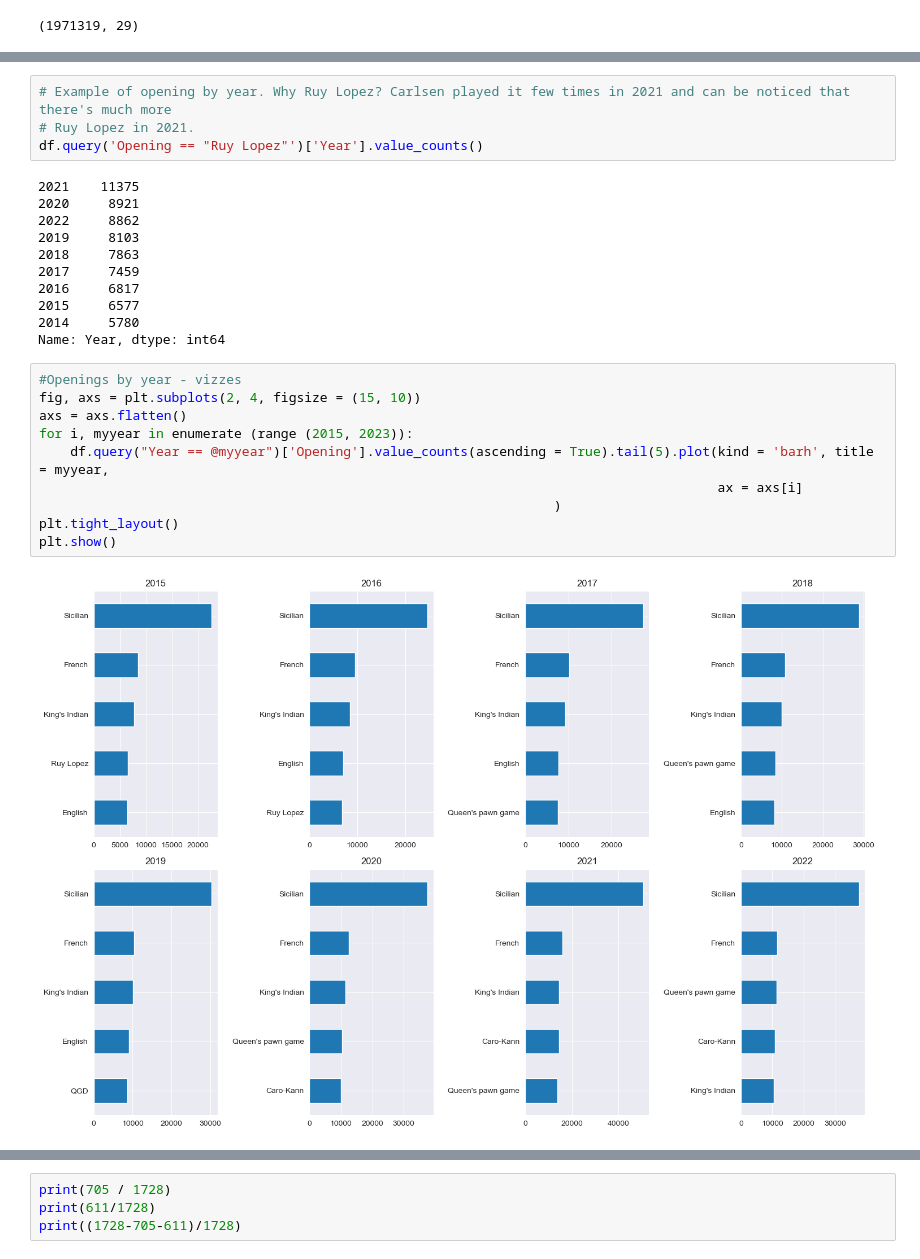
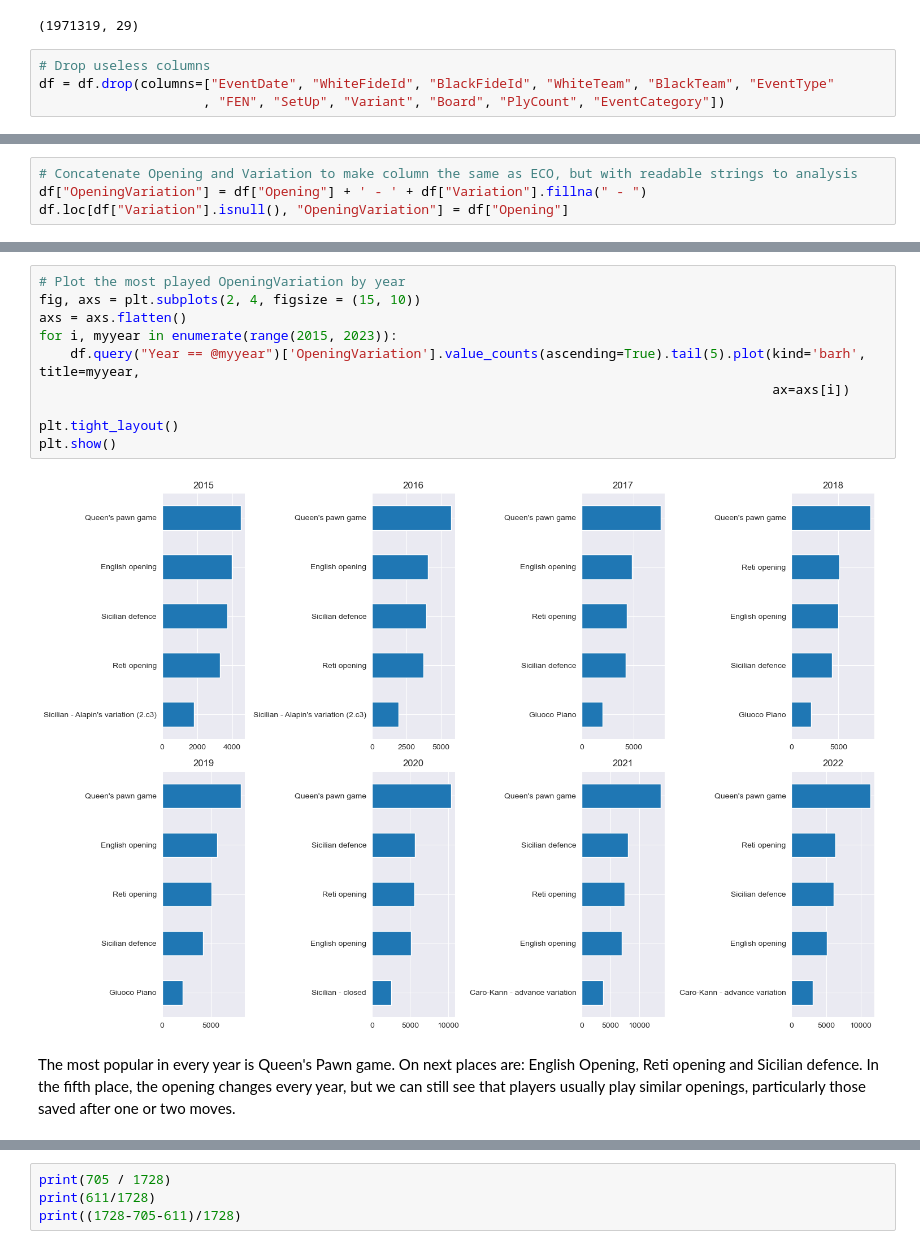
Before and after one commit to sebastiansuli/chessAnalysisProject, a Jupyter notebook: chessGit.ipynb, the cells around one changed output, grey strips where cells are left out. Drawn from its saved outputs; the diff is of its cells as text.

```diff
--- a/chessGit.ipynb
+++ b/chessGit.ipynb
@@ -62,3 +92,7 @@ dtype: object
 df.shape
 # %% [output]
 (1971319, 29)
+# %%
+# Drop useless columns
+df = df.drop(columns=["EventDate", "WhiteFideId", "BlackFideId", "WhiteTeam", "BlackTeam", "EventType"
+                     , "FEN", "SetUp", "Variant", "Board", "PlyCount", "EventCategory"])
@@ -164,0 +290,4 @@ Name: Opening, dtype: int64
+# %%
+# Concatenate Opening and Variation to make column the same as ECO, but with readable strings to analysis
+df["OpeningVariation"] = df["Opening"] + ' - ' + df["Variation"].fillna(" - ")
+df.loc[df["Variation"].isnull(), "OpeningVariation"] = df["Opening"]
@@ -186,27 +337,14 @@ Name: Opening, dtype: int64
-# %%
-# Example of opening by year. Why Ruy Lopez? Carlsen played it few times in 2021 and can be noticed that there's much more
-# Ruy Lopez in 2021.
-df.query('Opening == "Ruy Lopez"')['Year'].value_counts()
-# %% [output]
-2021    11375
-2020     8921
-2022     8862
-2019     8103
-2018     7863
-2017     7459
-2016     6817
-2015     6577
-2014     5780
-Name: Year, dtype: int64
 # %%
-#Openings by year - vizzes
+# Plot the most played OpeningVariation by year
 fig, axs = plt.subplots(2, 4, figsize = (15, 10))
 axs = axs.flatten()
-for i, myyear in enumerate (range (2015, 2023)):
-    df.query("Year == @myyear")['Opening'].value_counts(ascending = True).tail(5).plot(kind = 'barh', title = myyear,
-                                                                                       ax = axs[i]
-                                                                  )
+for i, myyear in enumerate(range(2015, 2023)):
+    df.query("Year == @myyear")['OpeningVariation'].value_counts(ascending=True).tail(5).plot(kind='barh', title=myyear,
+                                                                                              ax=axs[i])
+
 plt.tight_layout()
 plt.show()
 # %% [output]
-[figure, old version]
+[figure, new version]
+# %% [markdown]
+The most popular in every year is Queen's Pawn game. On next places are: English Opening, Reti opening and Sicilian defence. In the fifth place, the opening changes every year, but we can still see that players usually play similar openings, particularly those saved after one or two moves.
```
Also changed, not shown: parts of 121 cells of this notebook.
